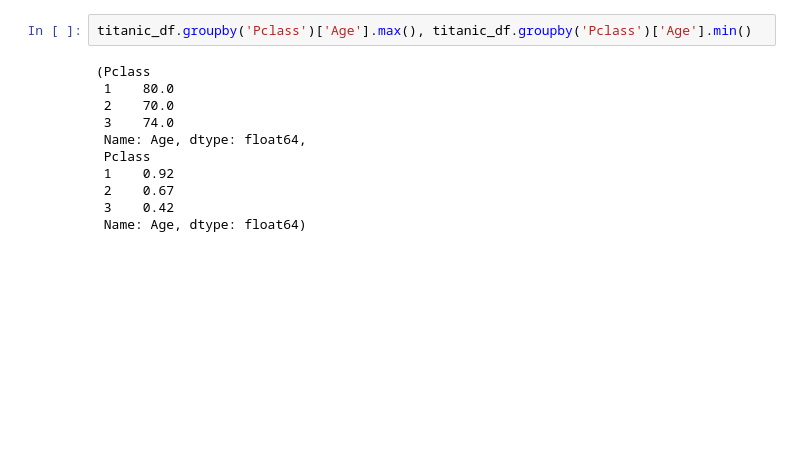
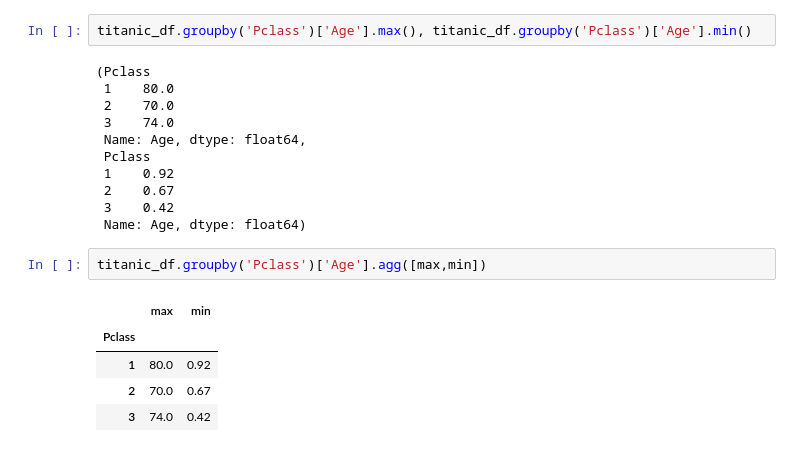
Before and after one commit to seongbeom-kr/machine_learning_base, a Jupyter notebook: Pandas/Pandas.ipynb, the cells around one changed output. Cells and saved outputs as stored; diff of their text form; blank space fills up the shorter version.

```diff
--- a/Pandas/Pandas.ipynb
+++ b/Pandas/Pandas.ipynb
@@ -899,3 +899,11 @@ titanic_df.groupby('Pclass')['Age'].max(), titanic_df.groupby('Pclass')['Age'].m
  2    0.67
  3    0.42
  Name: Age, dtype: float64)
+# %%
+titanic_df.groupby('Pclass')['Age'].agg([max,min])
+# %% [output]
+|  | max | min |
+| Pclass |  |  |
+| 1 | 80.0 | 0.92 |
+| 2 | 70.0 | 0.67 |
+| 3 | 74.0 | 0.42 |
```
Also changed, not shown: parts of 7 cells of this notebook.
